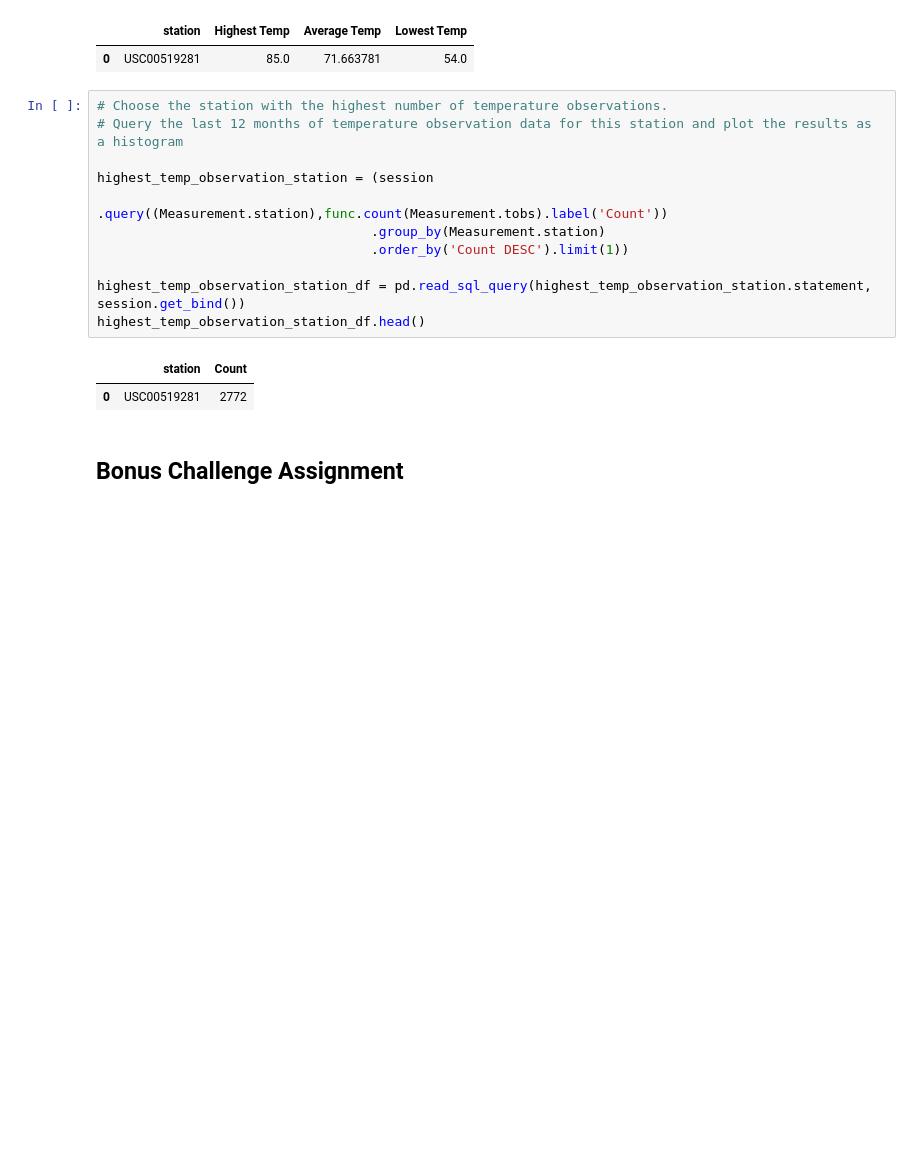
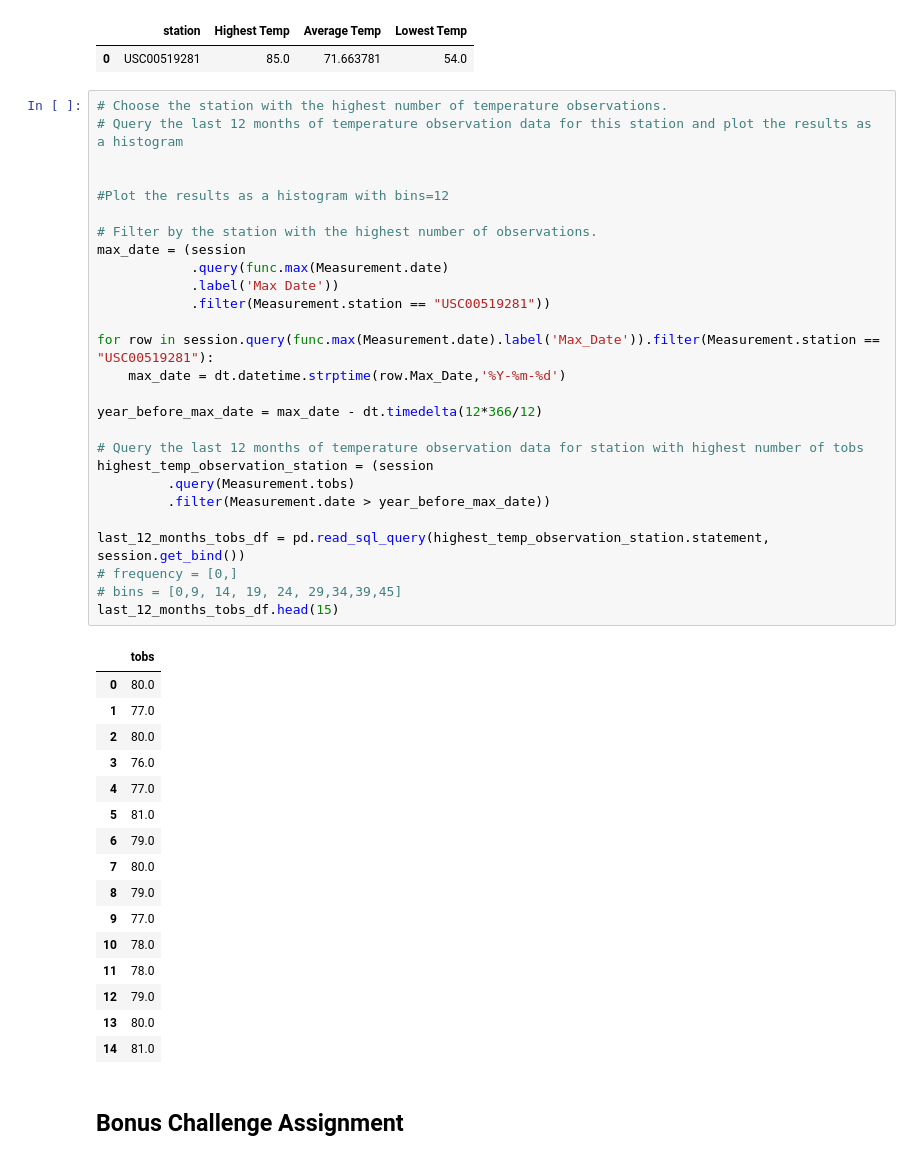
Before and after one commit to prerak-patel/sqlalchemy-challenge, a Jupyter notebook: climate_starter.ipynb, the cells around one changed output. Drawn from its saved outputs; the diff is of its cells as text; blank space fills up the shorter version.

Commit message:
Station Analysis

```diff
--- a/climate_starter.ipynb
+++ b/climate_starter.ipynb
@@ -137,20 +137,50 @@ measurement_agg_df.head()
 # %% [output]
 |  | station | Highest Temp | Average Temp | Lowest Temp |
 | 0 | USC00519281 | 85.0 | 71.663781 | 54.0 |
-# %%
-# Choose the station with the highest number of temperature observations.
-# Query the last 12 months of temperature observation data for this station and plot the results as a histogram
-
-highest_temp_observation_station = (session
-                                   .query((Measurement.station),func.count(Measurement.tobs).label('Count'))
-                                   .group_by(Measurement.station)
-                                   .order_by('Count DESC').limit(1))
-
-highest_temp_observation_station_df = pd.read_sql_query(highest_temp_observation_station.statement, session.get_bind())
-highest_temp_observation_station_df.head()
-# %% [output]
-|  | station | Count |
-| 0 | USC00519281 | 2772 |
+# %%
+# Choose the station with the highest number of temperature observations.
+# Query the last 12 months of temperature observation data for this station and plot the results as a histogram
+
+
+#Plot the results as a histogram with bins=12
+
+# Filter by the station with the highest number of observations.
+max_date = (session
+            .query(func.max(Measurement.date)
+            .label('Max Date'))
+            .filter(Measurement.station == "USC00519281"))
+
+for row in session.query(func.max(Measurement.date).label('Max_Date')).filter(Measurement.station == "USC00519281"):
+    max_date = dt.datetime.strptime(row.Max_Date,'%Y-%m-%d')
+
+year_before_max_date = max_date - dt.timedelta(12*366/12)
+
+# Query the last 12 months of temperature observation data for station with highest number of tobs
+highest_temp_observation_station = (session
+         .query(Measurement.tobs)
+         .filter(Measurement.date > year_before_max_date))
+
+last_12_months_tobs_df = pd.read_sql_query(highest_temp_observation_station.statement, session.get_bind())
+# frequency = [0,]
+# bins = [0,9, 14, 19, 24, 29,34,39,45]
+last_12_months_tobs_df.head(15)
+# %% [output]
+|  | tobs |
+| 0 | 80.0 |
+| 1 | 77.0 |
+| 2 | 80.0 |
+| 3 | 76.0 |
+| 4 | 77.0 |
+| 5 | 81.0 |
+| 6 | 79.0 |
+| 7 | 80.0 |
+| 8 | 79.0 |
+| 9 | 77.0 |
+| 10 | 78.0 |
+| 11 | 78.0 |
+| 12 | 79.0 |
+| 13 | 80.0 |
+| 14 | 81.0 |
 # %% [markdown]
 ## Bonus Challenge Assignment
 # %%
```
